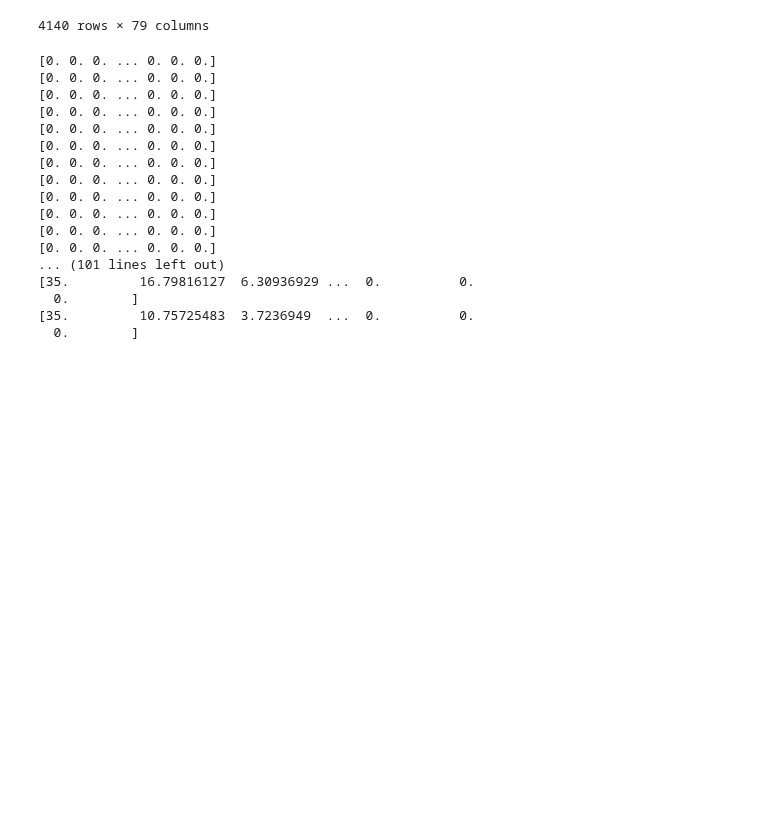
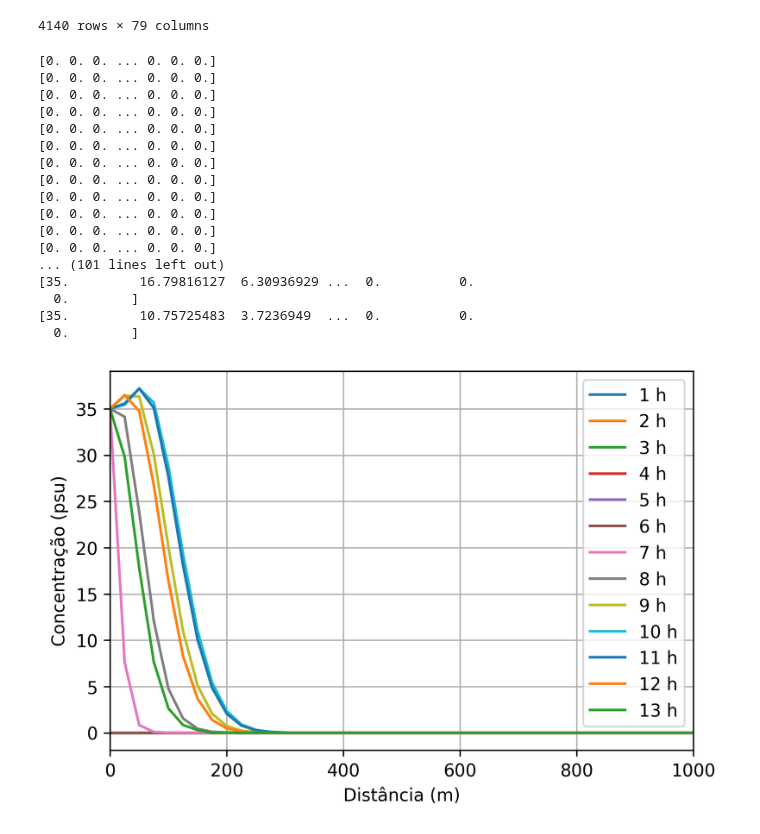
Before and after one commit to CostaNathan/doctorate, a Jupyter notebook: Trabalho_3/fluxo_3.ipynb, the cells around one changed output. Cells and saved outputs as stored; diff of their text form; code cells hidden in the pictures; blank space fills up the shorter version.

```diff
--- a/Trabalho_3/fluxo_3.ipynb
+++ b/Trabalho_3/fluxo_3.ipynb
@@ -501,11 +501,12 @@ for n in range(1,nt-1):
 
     u = sp.linalg.spsolve(A, B.dot(b))
     print(u)
-
+    dummy_answer[n,:] = u
+    # print(dummy_answer)
     b = u
 
-    if cont == temp_resposta[n]:
-        dummy_answer[n,:] = u
+    # if cont == temp_resposta[n]:
+    #     dummy_answer[n,:] = u
 
     cont +=1
 # %% [output]
@@ -526,3 +527,16 @@ for n in range(1,nt-1):
   0.        ]
 [35.         10.75725483  3.7236949  ...  0.          0.
   0.        ]
+# %%
+plt.figure(num=1, dpi=300)
+for i in range (0, len(t), 6):
+    # if i % 20 == 0:
+    plt.plot(x, dummy_answer[i,:], label=f'{int(i / 6 + 1)} h')
+plt.xlim(0,1000)
+plt.xlabel('Distância (m)')
+plt.ylabel('Concentração (psu)')
+plt.legend()
+plt.grid()
+plt.savefig('figura_final.png')
+# %% [output]
+[figure, added]
```
Also changed, not shown: 1 other file.
